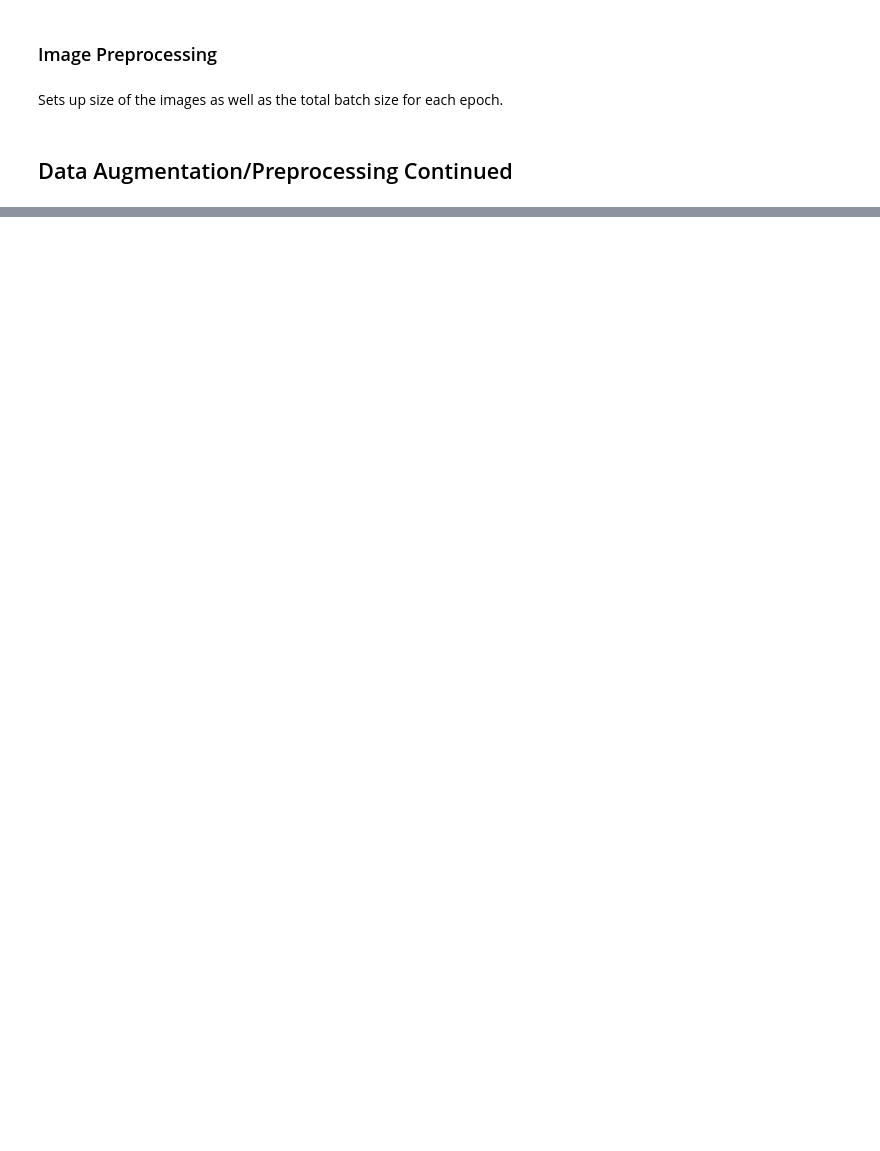
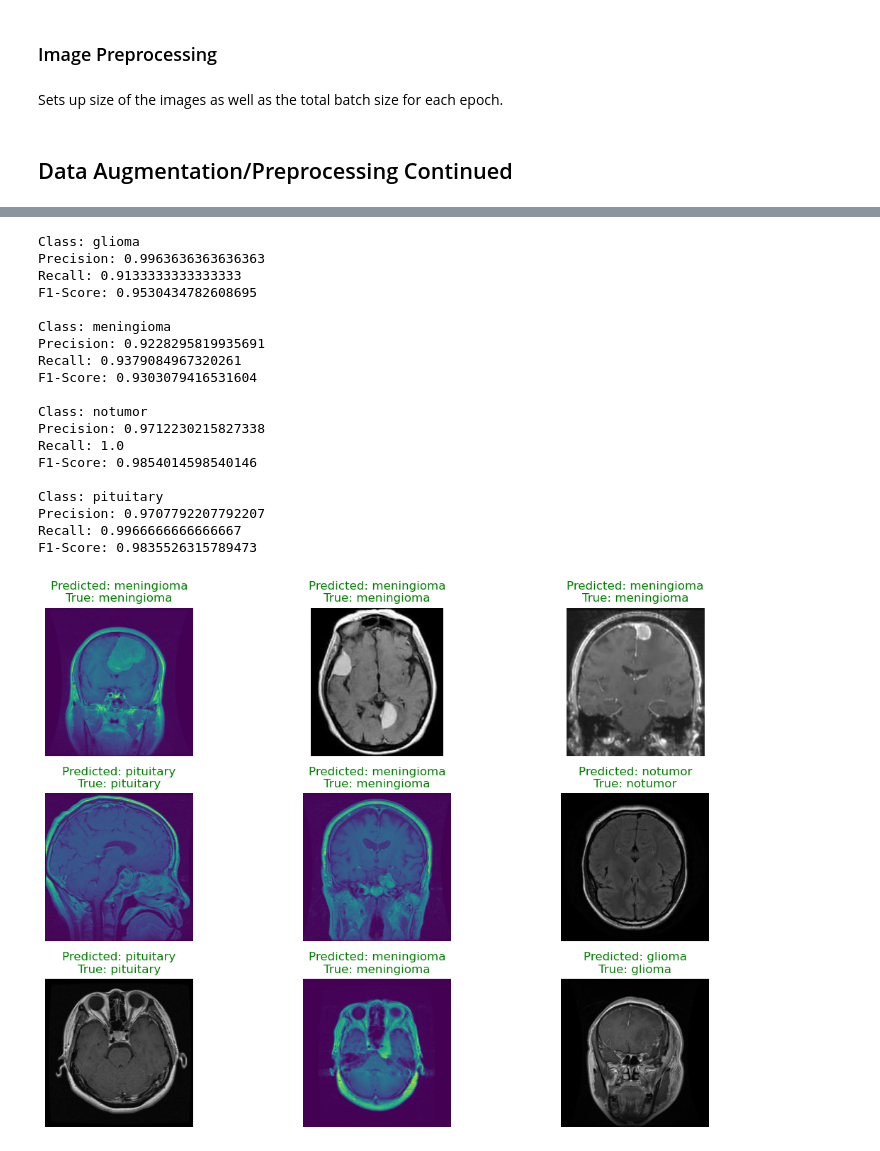
Before and after one commit to igicode2020/BrainTumorDetectionML, a Jupyter notebook: main.ipynb, the cells around one changed output, grey strips where cells are left out. Saved outputs shown, nothing was run; the diff lists cells and outputs as text; code cells hidden in the pictures; blank space fills up the shorter version.

```diff
--- a/main.ipynb
+++ b/main.ipynb
@@ -142,0 +272,48 @@ Epoch 1/50
+# %%
+# Calculate precision, recall, and F1-score from the confusion matrix
+precision = np.diag(confusion_matrix) / np.sum(confusion_matrix, axis=0)
+recall = np.diag(confusion_matrix) / np.sum(confusion_matrix, axis=1)
+f1_score = 2 * (precision * recall) / (precision + recall)
+
+# Print precision, recall, and F1-score for each class
+for i, category in enumerate(categories):
+    print(f"Class: {category}")
+    print(f"Precision: {precision[i]}")
+    print(f"Recall: {recall[i]}")
+    print(f"F1-Score: {f1_score[i]}")
+    print()
+
+# Analyze the sample images and their predictions
+plt.figure(figsize=(12, 8))
+for i in range(9):
+    plt.subplot(3, 3, i+1)
+    img = plt.imread(os.path.join(test_dir, sample_images[i]))
+    plt.imshow(img)
+    if sample_predictions[i] == sample_true_labels[i]:
+        plt.title(f"Predicted: {sample_predictions[i]}\nTrue: {sample_true_labels[i]}", color='green')
+    else:
+        plt.title(f"Predicted: {sample_predictions[i]}\nTrue: {sample_true_labels[i]}", color='red')
+    plt.axis("off")
+plt.tight_layout()
+plt.show()
+# %% [output]
+Class: glioma
+Precision: 0.9963636363636363
+Recall: 0.9133333333333333
+F1-Score: 0.9530434782608695
+
+Class: meningioma
+Precision: 0.9228295819935691
+Recall: 0.9379084967320261
+F1-Score: 0.9303079416531604
+
+Class: notumor
+Precision: 0.9712230215827338
+Recall: 1.0
+F1-Score: 0.9854014598540146
+
+Class: pituitary
+Precision: 0.9707792207792207
+Recall: 0.9966666666666667
+F1-Score: 0.9835526315789473
+[figure, added]
```
Also changed, not shown: parts of 22 cells of this notebook, 2 other files.
